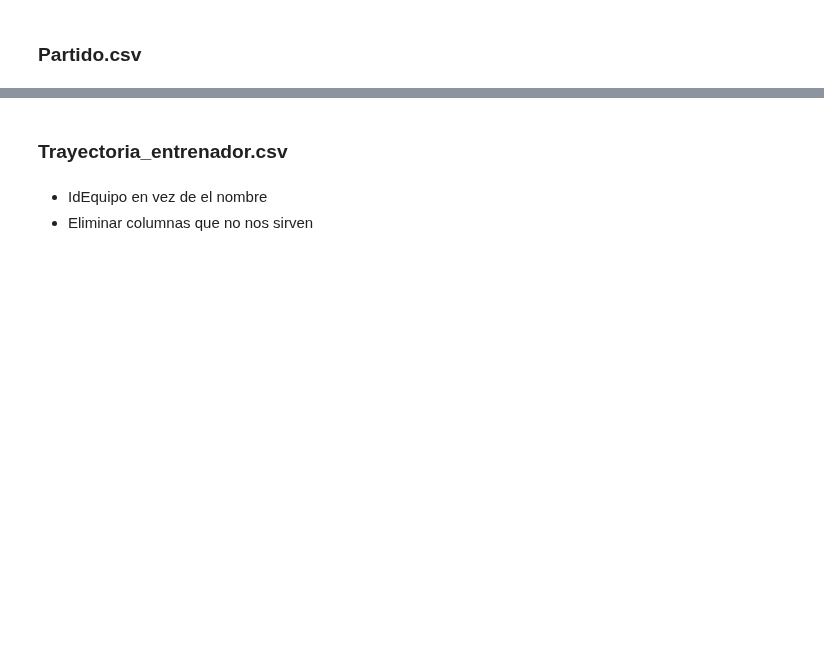
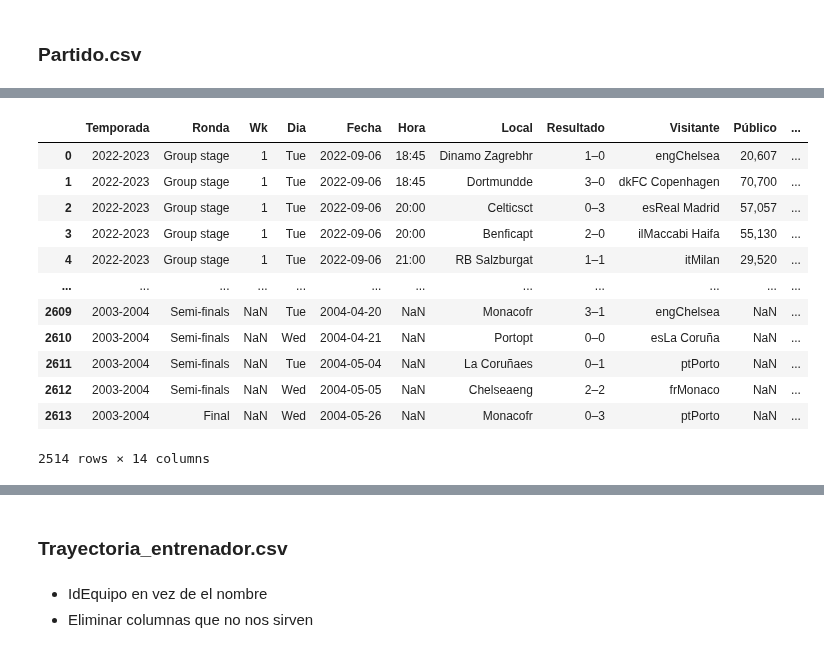
Before and after one commit to crltsnch/Champions_23-24, a Jupyter notebook: preparacion.ipynb, the cells around one changed output, grey strips where cells are left out. Drawn from its saved outputs; the diff is of its cells as text; code cells hidden in the pictures; blank space fills up the shorter version.

```diff
--- a/preparacion.ipynb
+++ b/preparacion.ipynb
@@ -85,0 +124,16 @@ df3.head(260)
+# %%
+df3.drop_duplicates()
+# %% [output]
+|  | Temporada | Ronda | Wk | Dia | Fecha | Hora | Local | Resultado | Visitante | Público | ... |
+| 0 | 2022-2023 | Group stage | 1 | Tue | 2022-09-06 | 18:45 | Dinamo Zagrebhr | 1–0 | engChelsea | 20,607 | ... |
+| 1 | 2022-2023 | Group stage | 1 | Tue | 2022-09-06 | 18:45 | Dortmundde | 3–0 | dkFC Copenhagen | 70,700 | ... |
+| 2 | 2022-2023 | Group stage | 1 | Tue | 2022-09-06 | 20:00 | Celticsct | 0–3 | esReal Madrid | 57,057 | ... |
+| 3 | 2022-2023 | Group stage | 1 | Tue | 2022-09-06 | 20:00 | Benficapt | 2–0 | ilMaccabi Haifa | 55,130 | ... |
+| 4 | 2022-2023 | Group stage | 1 | Tue | 2022-09-06 | 21:00 | RB Salzburgat | 1–1 | itMilan | 29,520 | ... |
+| ... | ... | ... | ... | ... | ... | ... | ... | ... | ... | ... | ... |
+| 2609 | 2003-2004 | Semi-finals | NaN | Tue | 2004-04-20 | NaN | Monacofr | 3–1 | engChelsea | NaN | ... |
+| 2610 | 2003-2004 | Semi-finals | NaN | Wed | 2004-04-21 | NaN | Portopt | 0–0 | esLa Coruña | NaN | ... |
+| 2611 | 2003-2004 | Semi-finals | NaN | Tue | 2004-05-04 | NaN | La Coruñaes | 0–1 | ptPorto | NaN | ... |
+| 2612 | 2003-2004 | Semi-finals | NaN | Wed | 2004-05-05 | NaN | Chelseaeng | 2–2 | frMonaco | NaN | ... |
+| 2613 | 2003-2004 | Final | NaN | Wed | 2004-05-26 | NaN | Monacofr | 0–3 | ptPorto | NaN | ... |
+2514 rows × 14 columns
```
Also changed, not shown: parts of 6 cells of this notebook.
